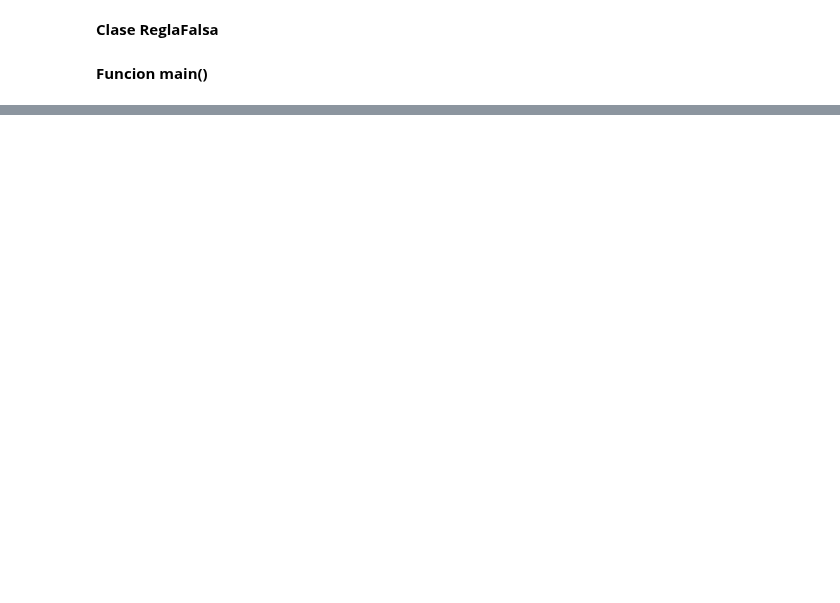
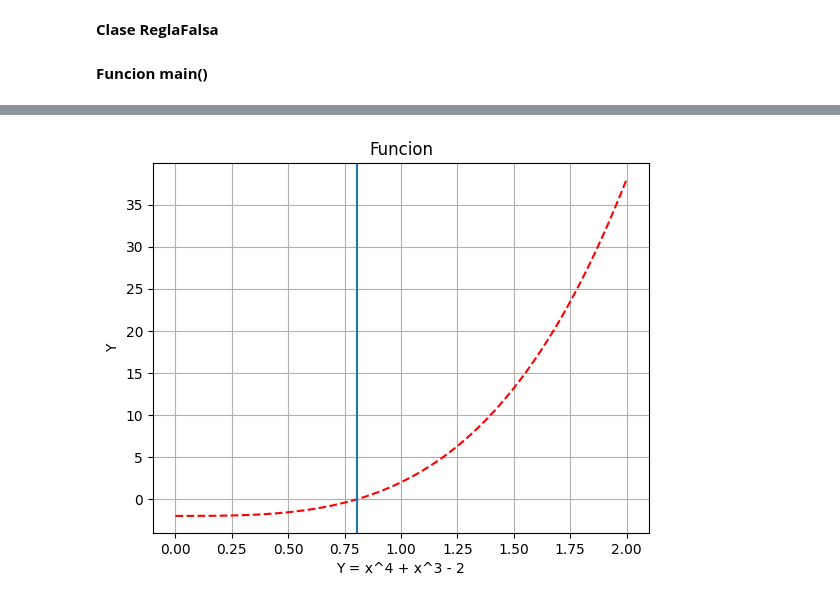
Before and after one commit to soyudea/Optimizacion, a Jupyter notebook: ReglaFalsa.ipynb, the cells around one changed output, grey strips where cells are left out. Drawn from its saved outputs; the diff is of its cells as text; code cells hidden in the pictures; blank space fills up the shorter version.

```diff
--- a/ReglaFalsa.ipynb
+++ b/ReglaFalsa.ipynb
@@ -144,0 +166,16 @@ Raiz =  0.806836823208551
+# %%
+def graf_function():
+  X = list(np.arange(xl,xu, err))
+  Y=[((x**4)+ 3*(x**3) - 2) for x in X]
+
+  plt.title("Funcion")
+  plt.xlabel("Y = x^4 + x^3 - 2")
+  plt.ylabel("Y")
+  plt.plot(X,Y, "r--")
+  plt.axvline(x=0.8045437128223942, ymin=0.0, ymax=30)
+  plt.grid()
+  plt.show()
+
+graf_function()
+# %% [output]
+[figure, added]
```
Also changed, not shown: parts of 5 cells of this notebook.
